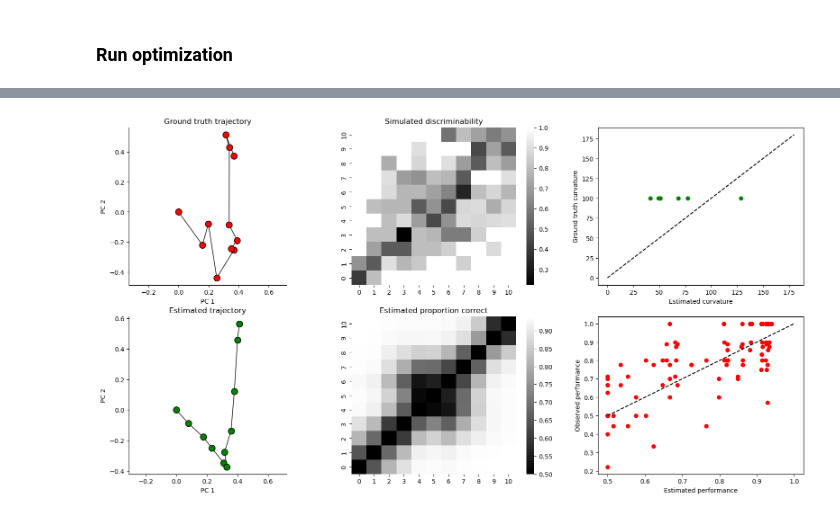
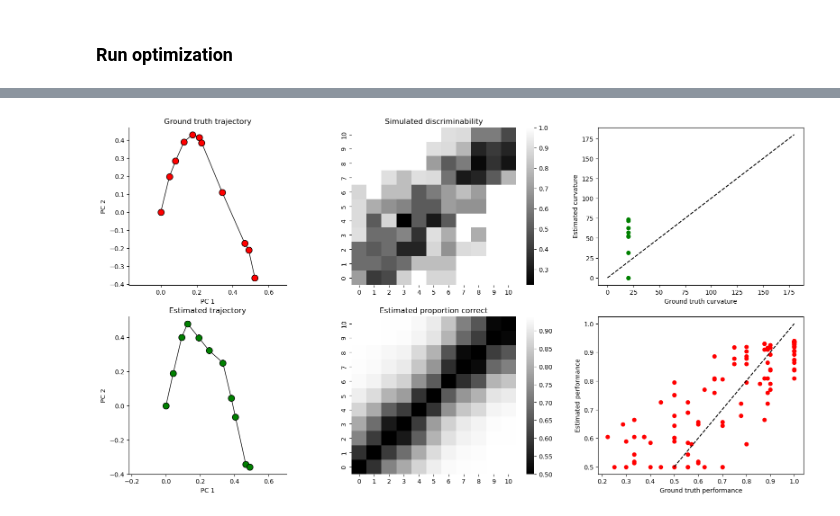
Before and after one commit to nguyen-td/perceptual-straightening, a Jupyter notebook: mle_fit.ipynb, the cells around one changed output, grey strips where cells are left out. Saved outputs shown, nothing was run; the diff lists cells and outputs as text; code cells hidden in the pictures.

```diff
--- a/mle_fit.ipynb
+++ b/mle_fit.ipynb
@@ -15,7 +15,7 @@ from modules import optimize_ML
 # load sample trajectory
 sim_idx = 0 # which out of the 100 trajectories to use
 data_path = Path('data')
-f_name = 'sim_0128.mat'
+f_name = 'sim_0002.mat'
 S = spio.loadmat(Path(data_path) / f_name)['S']
 S_list = [S[0, i] for i in range(S.shape[1])]  # convert to list of structs
 
@@ -108,37 +108,37 @@ axs[0, 0].set_title('Ground truth trajectory')
 axs[0, 0].set_xlabel('PC 1')
 axs[0, 0].set_ylabel('PC 2')
 axs[0, 0].set_box_aspect(1)
 axs[0, 0].set_aspect('equal')
 axs[0, 0].spines['top'].set_visible(False)
 axs[0, 0].spines['right'].set_visible(False)
 
 sns.heatmap(S_list[sim_idx]['Pc_reshaped'][0, 0], ax=axs[0, 1], cmap='gray')
 axs[0, 1].invert_yaxis()
 axs[0, 1].set_title('Simulated discriminability')
 
-axs[0, 2].plot(torch.flatten(torch.rad2deg(c)).detach(), np.rad2deg(S_list[sim_idx]['c'][0, 0]).flatten(), 'go')
+axs[0, 2].plot(np.rad2deg(S_list[sim_idx]['c'][0, 0]).flatten(), torch.flatten(torch.rad2deg(c)).detach(), 'go')
 axs[0, 2].plot([0, 180], [0, 180], 'k--')
-axs[0, 2].set_xlabel('Estimated curvature')
-axs[0, 2].set_ylabel('Ground truth curvature')
+axs[0, 2].set_xlabel('Ground truth curvature')
+axs[0, 2].set_ylabel('Estimated curvature')
 
 axs[1, 0].plot(pc_fit[0, :], pc_fit[1, :], '-ko', markersize=10, markerfacecolor='g', linewidth=1)
 axs[1, 0].set_title('Estimated trajectory')
 axs[1, 0].set_xlabel('PC 1')
 axs[1, 0].set_ylabel('PC 2')
 axs[1, 0].set_box_aspect(1)
 axs[1, 0].set_aspect('equal')
 axs[1, 0].spines['top'].set_visible(False)
 axs[1, 0].spines['right'].set_visible(False)
 
 sns.heatmap(p.squeeze(), ax=axs[1, 1], cmap='gray')
 axs[1, 1].invert_yaxis()
 axs[1, 1].set_title('Estimated proportion correct')
 
-axs[1, 2].plot(p.flatten(), S_list[sim_idx]['Pc_reshaped'][0, 0].flatten(), 'ro')
+axs[1, 2].plot(S_list[sim_idx]['Pc_reshaped'][0, 0].flatten(), p.flatten(), 'ro')
 axs[1, 2].plot([0.5, 1], [0.5, 1], 'k--')
-axs[1, 2].set_xlabel('Estimated performance')
-axs[1, 2].set_ylabel('Observed performance')
+axs[1, 2].set_xlabel('Ground truth performance')
+axs[1, 2].set_ylabel('Estimated performance')
 
 plt.show()
 # %% [output]
-[figure, old version]
+[figure, new version]
```
Also changed, not shown: parts of 1 cell of this notebook, 4 other files.
